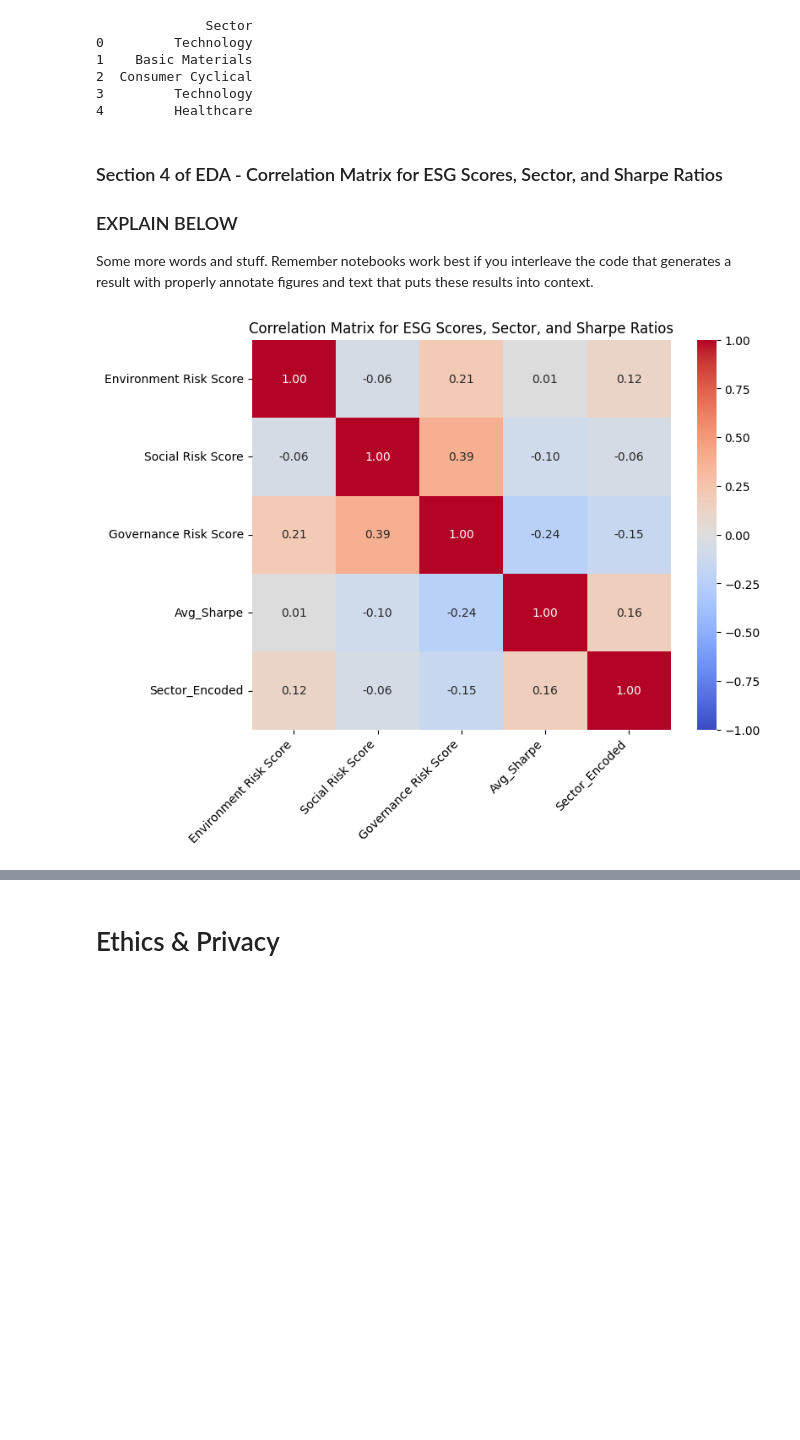
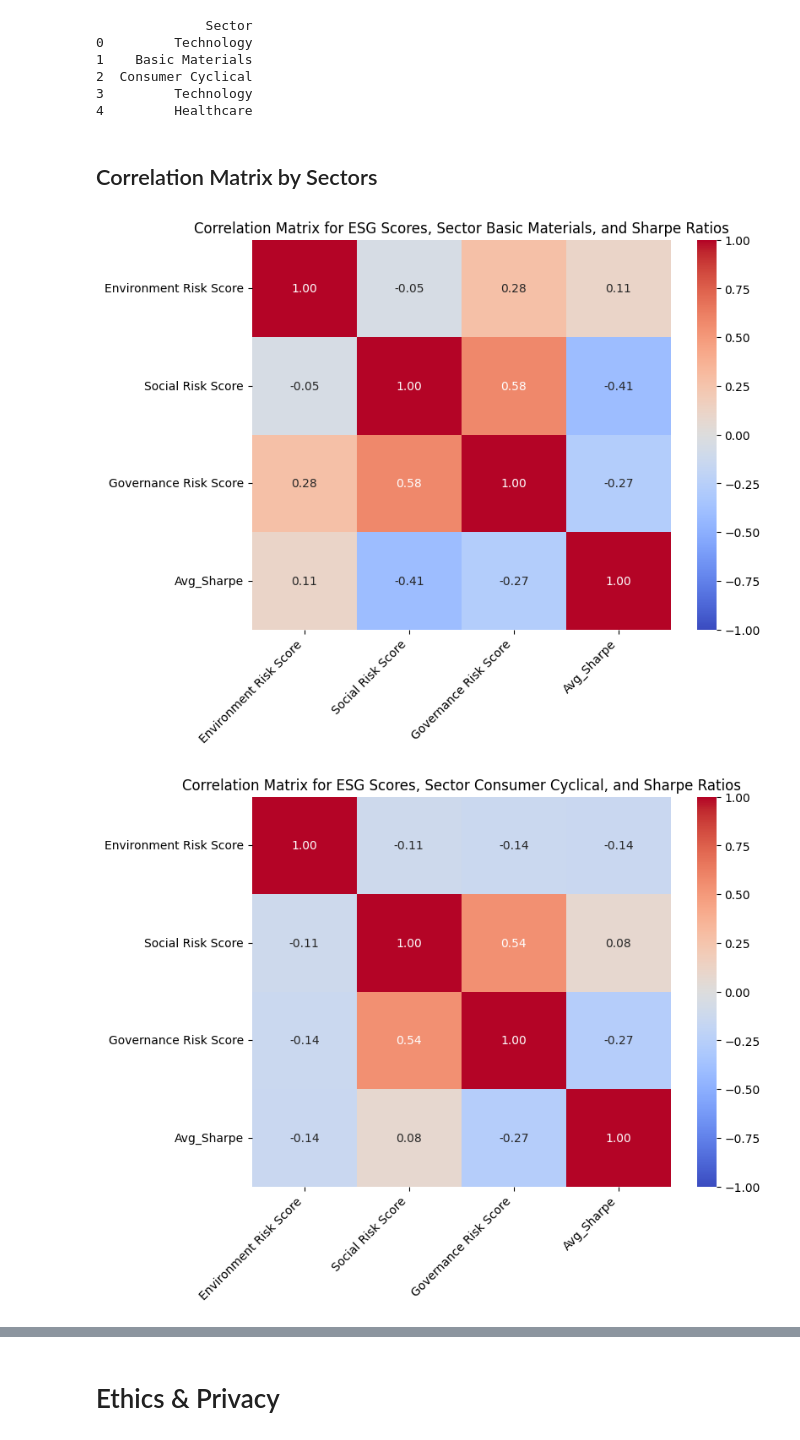
Before and after one commit to navanni/WI25_Portfolio, a Jupyter notebook: EDACheckpoint_Group145_WI25.ipynb, the cells around one changed output, grey strips where cells are left out. Saved outputs shown, nothing was run; the diff lists cells and outputs as text; code cells hidden in the pictures; blank space fills up the shorter version.

```diff
--- a/EDACheckpoint_Group145_WI25.ipynb
+++ b/EDACheckpoint_Group145_WI25.ipynb
@@ -329,9 +329,11 @@ display(merged_df.head())
 # 4. ENCODE SECTOR TO INCLUDE IT IN THE CORRELATION MATRIX
 
 if "Sector" in merged_df.columns:
-    le = LabelEncoder()
     merged_df["Sector"] = merged_df["Sector"].astype(str)
-    merged_df["Sector_Encoded"] = le.fit_transform(merged_df["Sector"])
+    sectors = merged_df["Sector"].unique()
+    sec_dict = {sec: i for i, sec in enumerate(sectors)}
+    reverse_sec_dict = {i: sec for sec, i in sec_dict.items()}
+    merged_df["Sector_Encoded"] = merged_df["Sector"].map(sec_dict)
 else:
     print("No 'Sector' column found to encode.")
 
@@ -422,19 +438,25 @@ print(merged_df[["Sector"]].head())
 2  Consumer Cyclical
 3         Technology
 4         Healthcare
-# %% [markdown]
-### Section 4 of EDA   - Correlation Matrix for ESG Scores, Sector, and Sharpe Ratios
-### EXPLAIN BELOW
-Some more words and stuff.  Remember notebooks work best if you interleave the code that generates a result with properly annotate figures and text that puts these results into context.
+# %% [markdown]
+## Correlation Matrix by Sectors
 # %%
-q1 = df_for_corr['Environment Risk Score'].quantile(0.25)
-df_q1 = df_for_corr[df_for_corr['Environment Risk Score'] <= q1]
-corr_mat_q1 = df_q1.corr()
-plt.figure(figsize=(8, 6))
-sns.heatmap(corr_mat_q1, annot=True, fmt=".2f", cmap="coolwarm", vmin=-1, vmax=1)
+sec = 'Sector_Encoded'
+cats = df_for_corr[sec].unique()
+corr_matrices = {}
 
-plt.title("Correlation Matrix for ESG Scores, Sector, and Sharpe Ratios")
-plt.xticks(rotation=45, ha="right")
-plt.show()
+for cat in cats:
+    cat_df = df_for_corr[df_for_corr[sec] == cat]
+    cat_df = cat_df.drop(columns = [sec])
+    corr_matrices[cat] = cat_df.corr()
+
+for cat, mat in corr_matrices.items():
+    plt.figure(figsize=(8, 6))
+    sns.heatmap(mat, annot=True, fmt=".2f", cmap="coolwarm", vmin=-1, vmax=1)
+
+    plt.title(f"Correlation Matrix for ESG Scores, Sector {reverse_sec_dict[cat]}, and Sharpe Ratios")
+    plt.xticks(rotation=45, ha="right")
+    plt.show()
 # %% [output]
-[figure, old version]
+[figure, new version]
+[figure, added]
```
Also changed, not shown: parts of 19 cells of this notebook.
